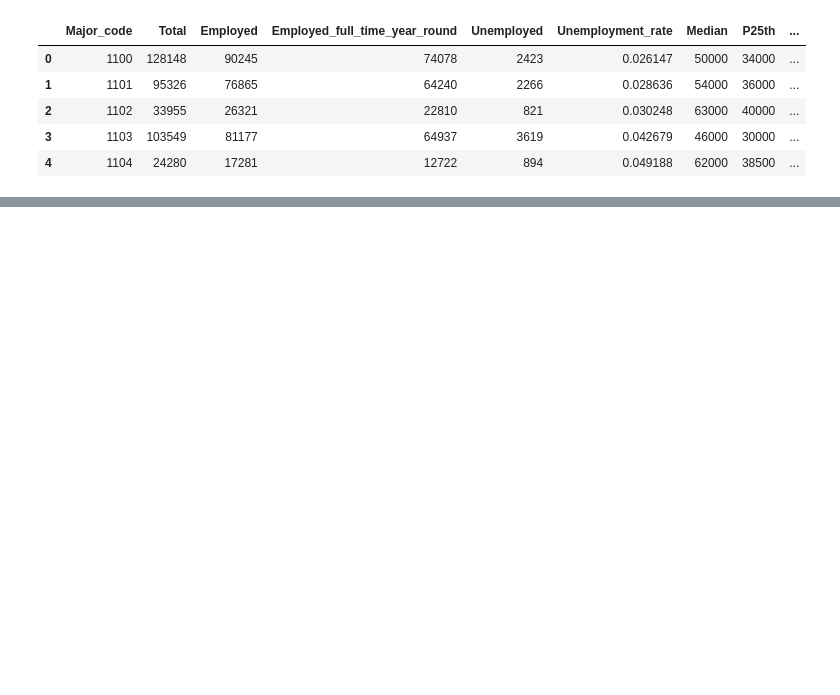
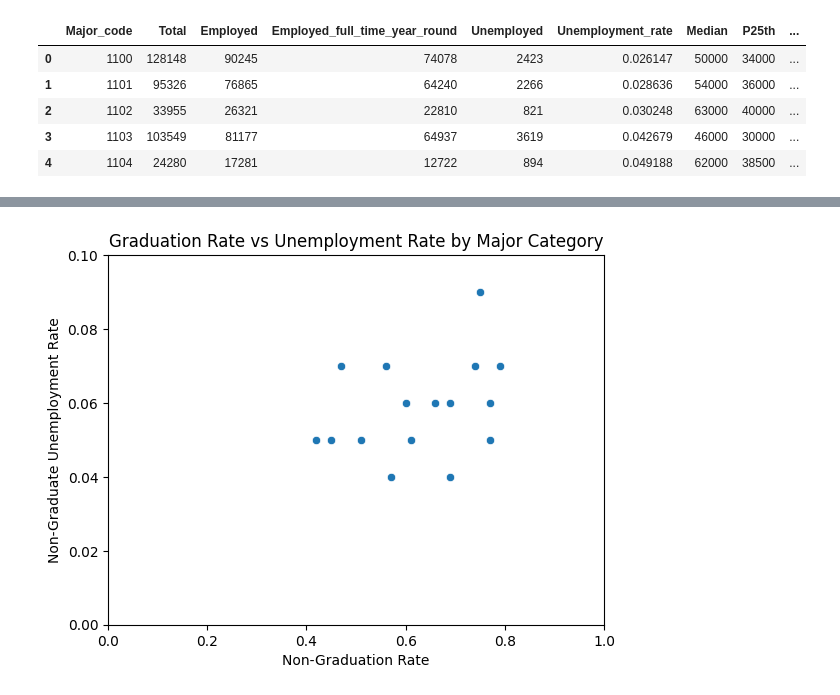
Before and after one commit to cph-datascience/census-career-exploration, a Jupyter notebook: Anthony's notebooks/aw_notebook.ipynb, the cells around one changed output, grey strips where cells are left out. Cells and saved outputs as stored; diff of their text form; code cells hidden in the pictures; blank space fills up the shorter version.

```diff
--- a/Anthony's notebooks/aw_notebook.ipynb
+++ b/Anthony's notebooks/aw_notebook.ipynb
@@ -99,0 +232,11 @@ major_cat_groups.convert_dtypes()
+# %%
+major_cat_groups["Nongrad_rate"] = 1 - major_cat_groups["Grad_rate"]
+sns.scatterplot(data=major_cat_groups, x="Nongrad_rate", y="Nongrad_unemployment_rate")
+plt.title("Graduation Rate vs Unemployment Rate by Major Category")
+plt.xlabel("Non-Graduation Rate")
+plt.ylabel("Non-Graduate Unemployment Rate")
+plt.xlim(0,1)
+plt.ylim(0,0.1)
+plt.show()
+# %% [output]
+[figure, added]
```
Also changed, not shown: parts of 15 cells of this notebook.
